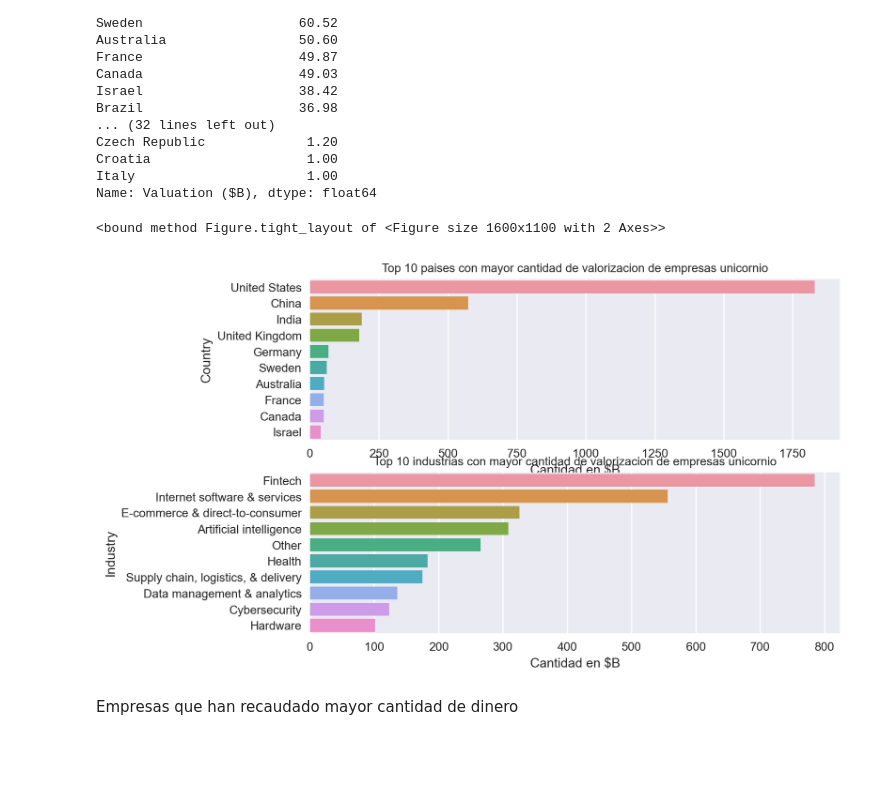
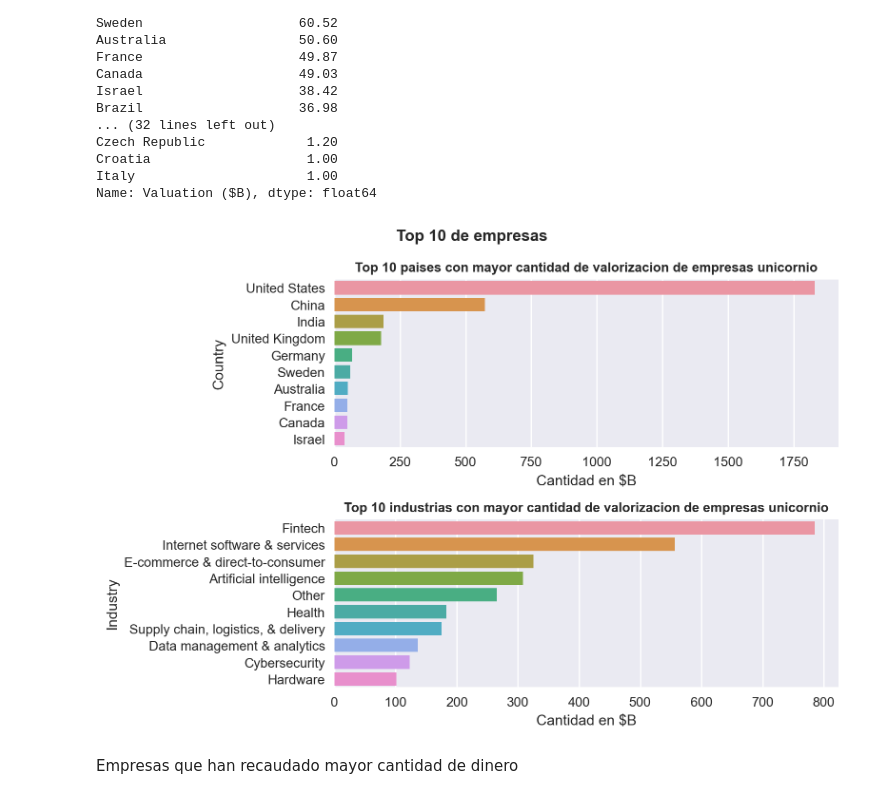
Before and after one commit to Elmatinho/DataScience_Unilever, a Jupyter notebook: Semana_4/Clases/Decimooctava_clase_20_04_22.ipynb, the cells around one changed output. Saved outputs shown, nothing was run; the diff lists cells and outputs as text; code cells hidden in the pictures; blank space fills up the shorter version.

```diff
--- a/Semana_4/Clases/Decimooctava_clase_20_04_22.ipynb
+++ b/Semana_4/Clases/Decimooctava_clase_20_04_22.ipynb
@@ -450,20 +461,20 @@ Italy                      1.00
 Name: Valuation ($B), dtype: float64
 # %%
 fig = plt.figure(dpi=200)
+fig.suptitle('Top 10 de empresas',weight='bold')
 val=fig.add_subplot(2,1,1)
 val=sns.barplot(x=data_unicornio.groupby('Country')['Valuation ($B)'].sum().sort_values(ascending=False).head(10).values,y=data_unicornio.groupby('Country')['Valuation ($B)'].sum().sort_values(ascending=False).head(10).index)
 val.set_xlabel('Cantidad en $B')
-val.set_title('Top 10 paises con mayor cantidad de valorizacion de empresas unicornio',fontsize=10)
+val.set_title('Top 10 paises con mayor cantidad de valorizacion de empresas unicornio',fontsize=10,weight='bold')
 
 val2=fig.add_subplot(2,1,2)
 val2=sns.barplot(x=data_unicornio.groupby('Industry')['Valuation ($B)'].sum().sort_values(ascending=False).head(10).values,y=data_unicornio.groupby('Industry')['Valuation ($B)'].sum().sort_values(ascending=False).head(10).index)
 val2.set_xlabel('Cantidad en $B')
-val2.set_title('Top 10 industrias con mayor cantidad de valorizacion de empresas unicornio',fontsize=10)
+val2.set_title('Top 10 industrias con mayor cantidad de valorizacion de empresas unicornio',fontsize=10,weight='bold')
 
-fig.tight_layout
+fig.tight_layout()
 # %% [output]
-<bound method Figure.tight_layout of <Figure size 1600x1100 with 2 Axes>>
-[figure, old version]
+[figure, new version]
 # %% [markdown]
 Empresas que han recaudado mayor cantidad de dinero
 # %%
```
Also changed, not shown: parts of 1 cell of this notebook, 2 other files.
